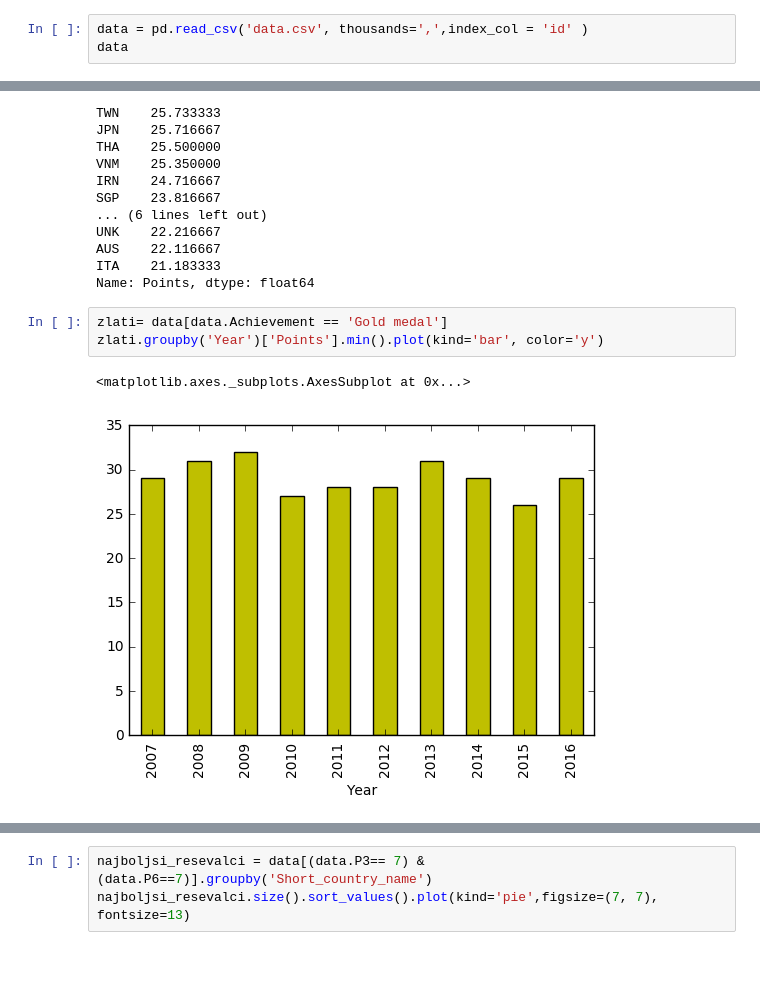
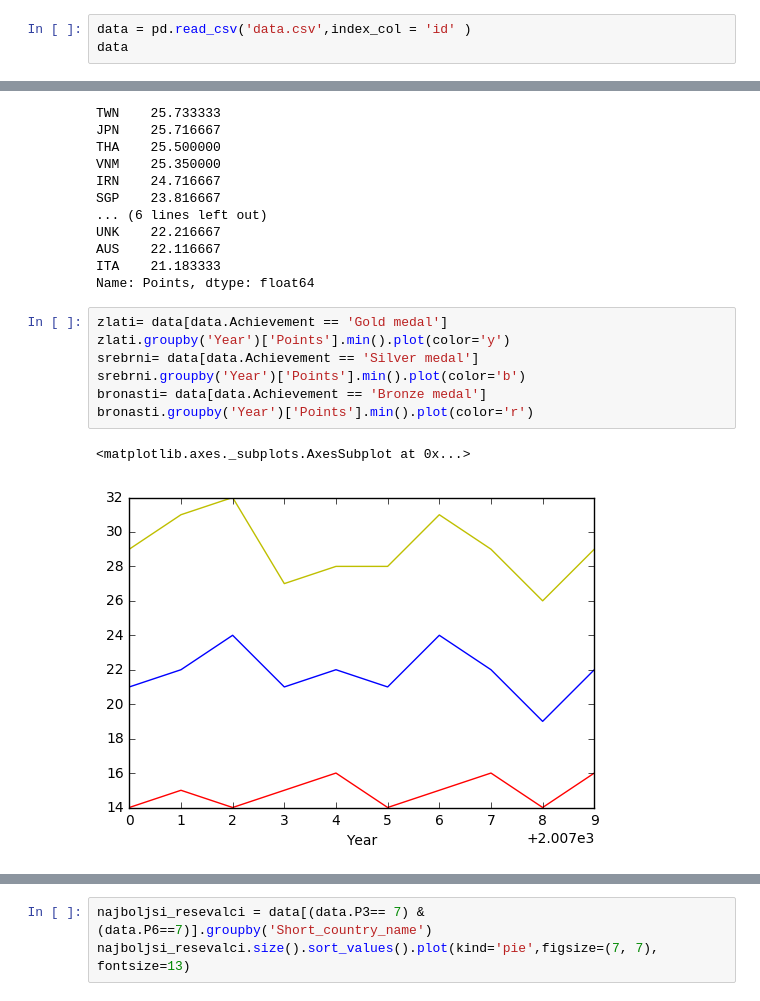
Before and after one commit to lenarttreven/projekt_programiranje_1, a Jupyter notebook: projekt.ipynb, the cells around one changed output, grey strips where cells are left out. Drawn from its saved outputs; the diff is of its cells as text; blank space fills up the shorter version.

```diff
--- a/projekt.ipynb
+++ b/projekt.ipynb
@@ -4,7 +4,7 @@ import pandas as pd
 
 pd.options.display.max_rows = 20
 # %%
-data = pd.read_csv('data.csv', thousands=',',index_col = 'id' )
+data = pd.read_csv('data.csv',index_col = 'id' )
 data
 # %% [output]
 |  | Name | Short_country_name | Full_country_name | P1 | P2 | P3 | P4 | P5 | P6 | ... |
@@ -93,7 +93,11 @@ ITA    21.183333
 Name: Points, dtype: float64
 # %%
 zlati= data[data.Achievement == 'Gold medal']
-zlati.groupby('Year')['Points'].min().plot(kind='bar', color='y')
+zlati.groupby('Year')['Points'].min().plot(color='y')
+srebrni= data[data.Achievement == 'Silver medal']
+srebrni.groupby('Year')['Points'].min().plot(color='b')
+bronasti= data[data.Achievement == 'Bronze medal']
+bronasti.groupby('Year')['Points'].min().plot(color='r')
 # %% [output]
 <matplotlib.axes._subplots.AxesSubplot at 0x...>
-[figure, old version]
+[figure, new version]
```
Also changed, not shown: parts of 4 cells of this notebook.
